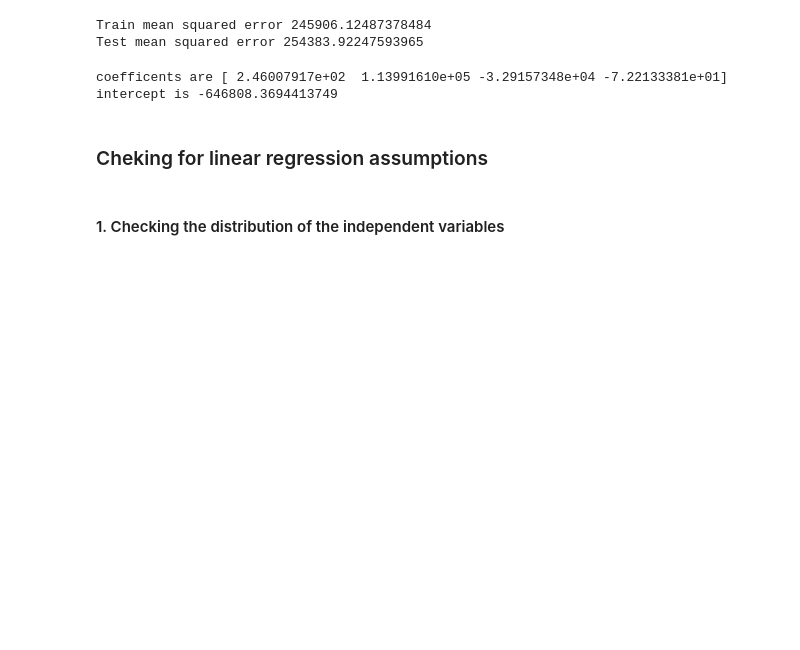
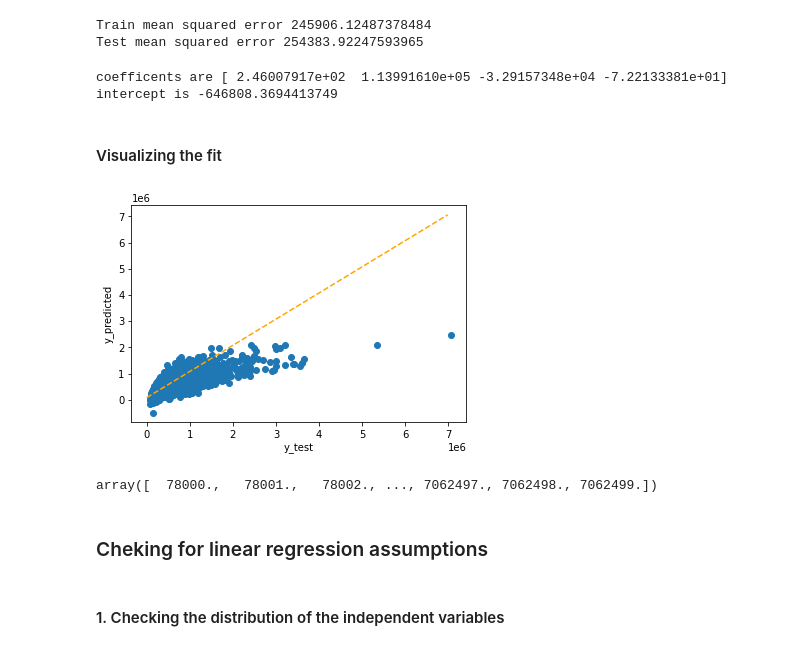
Before and after one commit to rahulakrish/linear_regression, a Jupyter notebook: phase2_project.ipynb, the cells around one changed output. Cells and saved outputs as stored; diff of their text form; code cells hidden in the pictures; blank space fills up the shorter version.

```diff
--- a/phase2_project.ipynb
+++ b/phase2_project.ipynb
@@ -587,6 +587,24 @@ print(f'intercept is {intercept}')
 # %% [output]
 coefficents are [ 2.46007917e+02  1.13991610e+05 -3.29157348e+04 -7.22133381e+01]
 intercept is -646808.3694413749
+# %% [markdown]
+#### Visualizing the fit
+# %%
+fig,ax = plt.subplots()
+perfect_line = np.arange(y_test.min(), y_test.max())
+ax.plot(perfect_line, linestyle="--", color="orange", label="Perfect Fit")
+ax.scatter(y_test,y_predicted);
+ax.plot()
+ax.set_xlabel('y_test');
+ax.set_ylabel('y_predicted');
+# %% [output]
+[figure, added]
+# %%
+perfect_line = np.arange(y_test.min(), y_test.max())
+perfect_line.shape
+perfect_line
+# %% [output]
+array([  78000.,   78001.,   78002., ..., 7062497., 7062498., 7062499.])
 # %% [markdown]
 ### Cheking for linear regression assumptions
 # %% [markdown]
```
Also changed, not shown: parts of 3 cells of this notebook.
